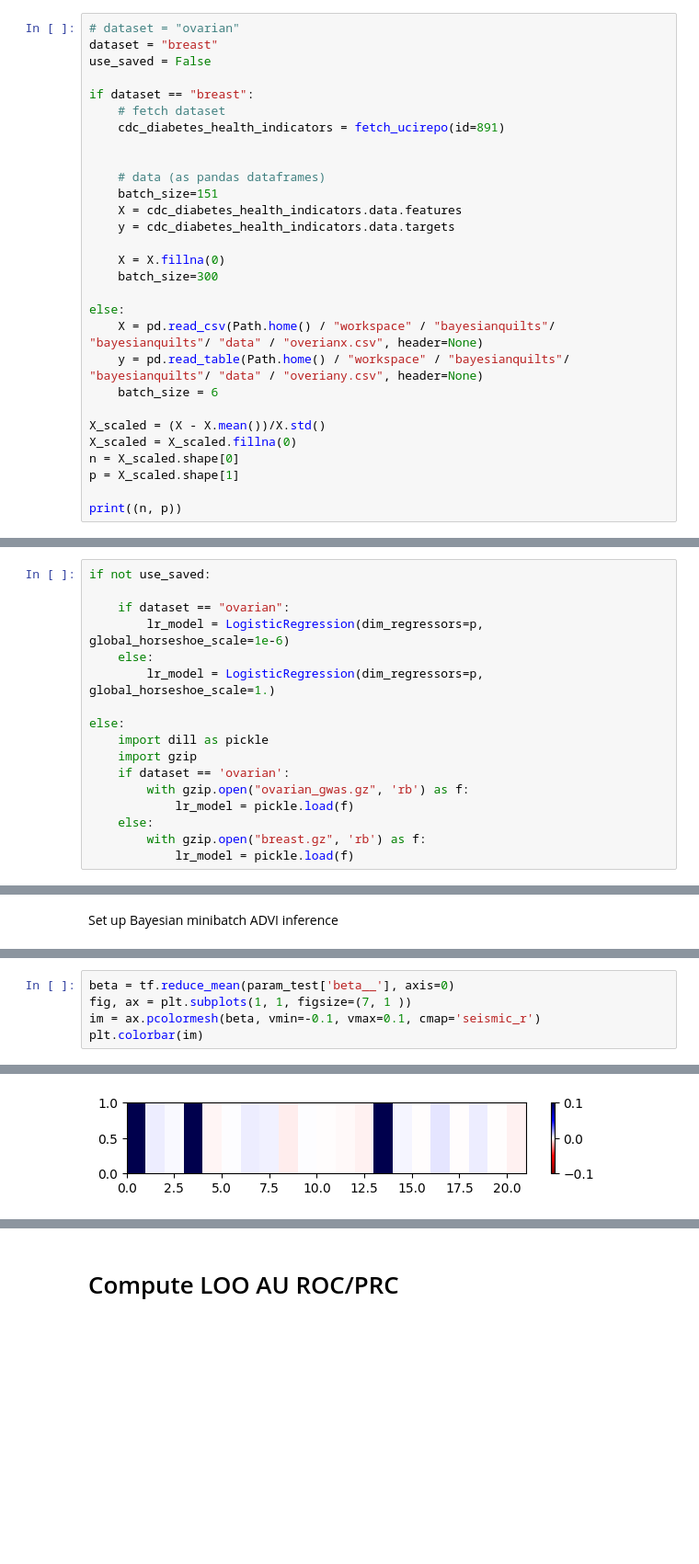
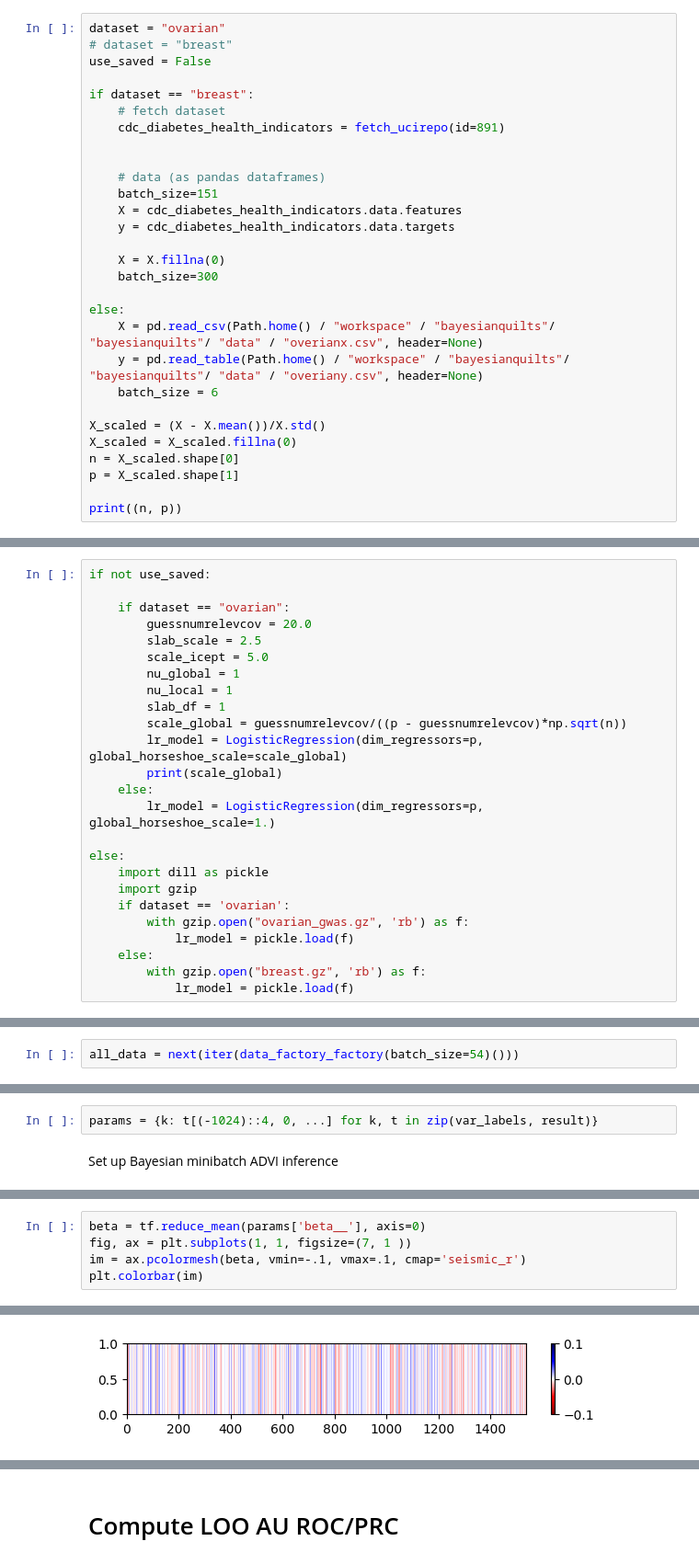
Before and after one commit to mederrata/bayesianquilts, a Jupyter notebook: notebooks/logistic_regression_ovarian.ipynb, the cells around one changed output, grey strips where cells are left out. Shown: that part at 92% size. Drawn from its saved outputs; the diff is of its cells as text; blank space fills up the shorter version.

```diff
--- a/notebooks/logistic_regression_ovarian.ipynb
+++ b/notebooks/logistic_regression_ovarian.ipynb
@@ -40,8 +42,8 @@ Using the example from here: https://www.tensorflow.org/guide/core/logistic_regr
 # %%
 from ucimlrepo import fetch_ucirepo
 # %%
-# dataset = "ovarian"
-dataset = "breast"
+dataset = "ovarian"
+# dataset = "breast"
 use_saved = False
 
 if dataset == "breast":
@@ -92,7 +94,15 @@ Instantiate the model object
 if not use_saved:
 
     if dataset == "ovarian":
-        lr_model = LogisticRegression(dim_regressors=p, global_horseshoe_scale=1e-6)
+        guessnumrelevcov = 20.0
+        slab_scale = 2.5
+        scale_icept = 5.0
+        nu_global = 1
+        nu_local = 1
+        slab_df = 1
+        scale_global = guessnumrelevcov/((p - guessnumrelevcov)*np.sqrt(n))
+        lr_model = LogisticRegression(dim_regressors=p, global_horseshoe_scale=scale_global)
+        print(scale_global)
     else:
         lr_model = LogisticRegression(dim_regressors=p, global_horseshoe_scale=1.)
 
@@ -111,0 +122,2 @@ Please pass an integer value for `reinterpreted_batch_ndims`. The current behavi
+# %%
+all_data = next(iter(data_factory_factory(batch_size=54)()))
@@ -112,2 +180,4 @@ Please pass an integer value for `reinterpreted_batch_ndims`. The current behavi
+# %%
+params = {k: t[(-1024)::4, 0, ...] for k, t in zip(var_labels, result)}
 # %% [markdown]
 Set up Bayesian minibatch ADVI inference
@@ -205,9 +216,9 @@ param_test = lr_model.sample(1024)
 # %%
-beta = tf.reduce_mean(param_test['beta__'], axis=0)
+beta = tf.reduce_mean(params['beta__'], axis=0)
 fig, ax = plt.subplots(1, 1, figsize=(7, 1 ))
-im = ax.pcolormesh(beta, vmin=-0.1, vmax=0.1, cmap='seismic_r')
+im = ax.pcolormesh(beta, vmin=-.1, vmax=.1, cmap='seismic_r')
 plt.colorbar(im)
 # %% [output]
 <matplotlib.colorbar.Colorbar at 0x...>
-[figure, old version]
+[figure, new version]
 # %%
```
Also changed, not shown: parts of 20 cells of this notebook, 7 other files.
